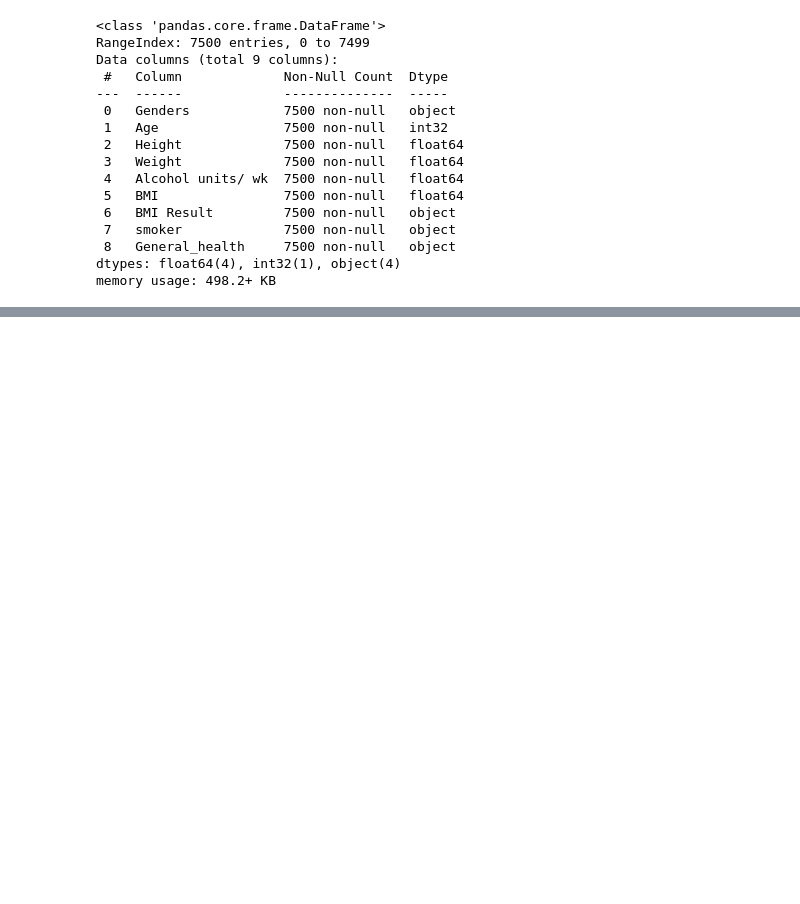
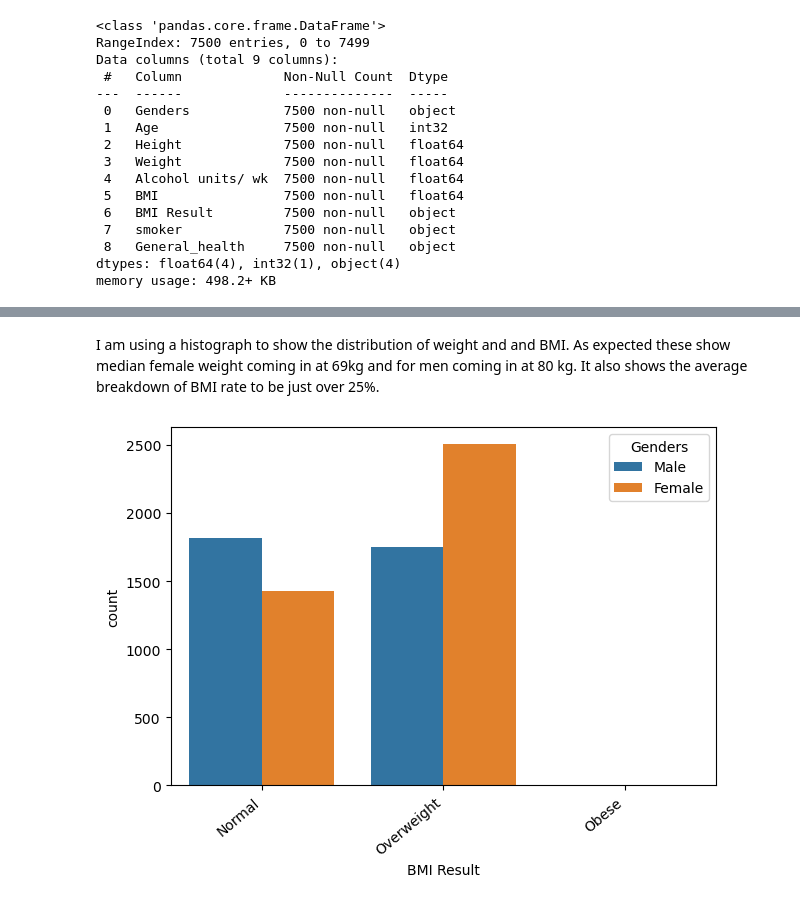
Before and after one commit to keithmmc/PDA1, a Jupyter notebook: PDA1.ipynb, the cells around one changed output, grey strips where cells are left out. Saved outputs shown, nothing was run; the diff lists cells and outputs as text; code cells hidden in the pictures; blank space fills up the shorter version.

```diff
--- a/PDA1.ipynb
+++ b/PDA1.ipynb
@@ -572,0 +619,10 @@ pd.crosstab(index=df['Genders'], columns=df['Age'], margins=True)
+# %% [markdown]
+
+I am using a histograph to show the distribution of weight and and BMI. As expected these show median female weight coming in at 69kg and for men coming in at 80 kg. It also shows the average breakdown of BMI rate to be just over 25%.
+# %%
+ax = sns.countplot(x="BMI Result", hue="Genders", data=df)
+ax.set_xticklabels(ax.get_xticklabels(), rotation=40, ha="right")
+plt.tight_layout()S
+plt.show()
+# %% [output]
+[figure, added]
```
Also changed, not shown: parts of 34 cells of this notebook.
